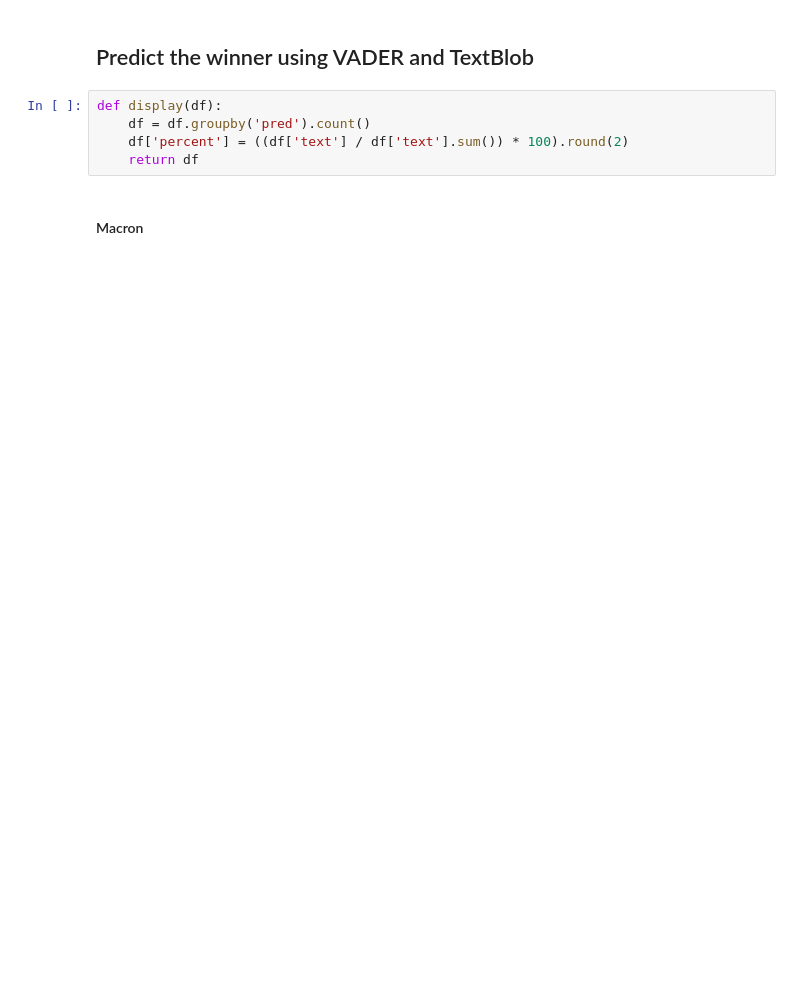
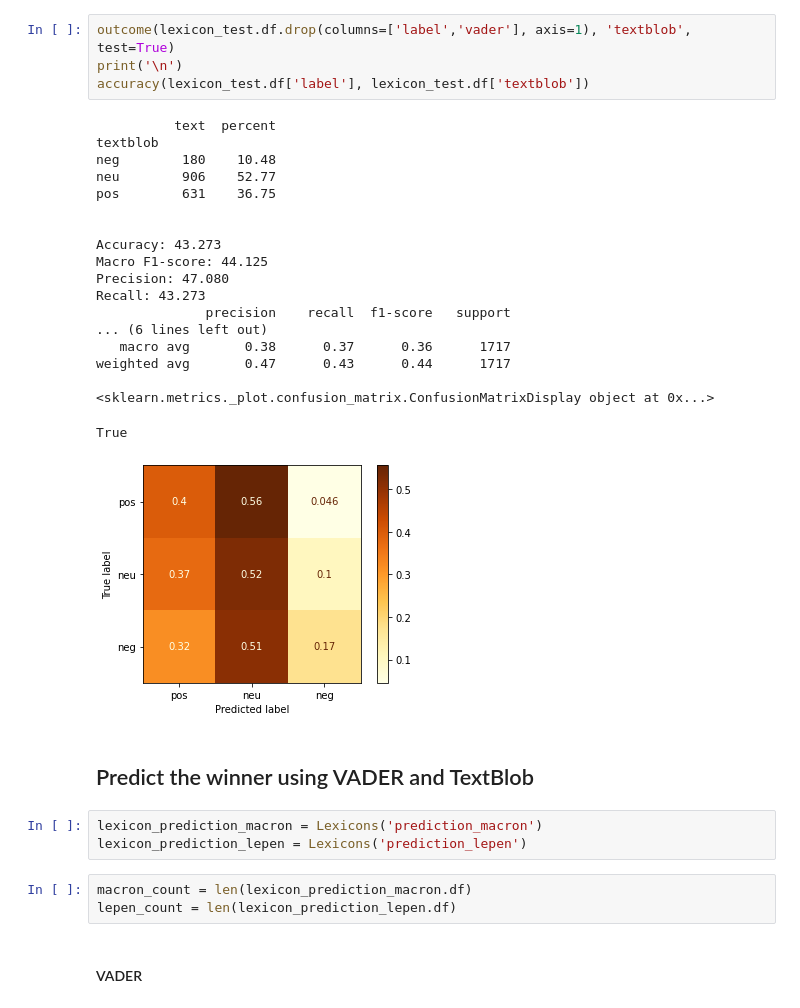
Before and after one commit to mredaoudi/Thesis, a Jupyter notebook: data_analysis/2_rule_based_prediction.ipynb, the cells around one changed output. Drawn from its saved outputs; the diff is of its cells as text; blank space fills up the shorter version.

```diff
--- a/data_analysis/2_rule_based_prediction.ipynb
+++ b/data_analysis/2_rule_based_prediction.ipynb
@@ -59,9 +37,34 @@ Macro F1-score: 37.021
+# %%
+outcome(lexicon_test.df.drop(columns=['label','vader'], axis=1), 'textblob', test=True)
+print('\n')
+accuracy(lexicon_test.df['label'], lexicon_test.df['textblob'])
+# %% [output]
+          text  percent
+textblob
+neg        180    10.48
+neu        906    52.77
+pos        631    36.75
+
+
+Accuracy: 43.273
+Macro F1-score: 44.125
+Precision: 47.080
+Recall: 43.273
+              precision    recall  f1-score   support
+... (6 lines left out)
+   macro avg       0.38      0.37      0.36      1717
+weighted avg       0.47      0.43      0.44      1717
+
+<sklearn.metrics._plot.confusion_matrix.ConfusionMatrixDisplay object at 0x...>
+True
+[figure, added]
 # %% [markdown]
 ## Predict the winner using VADER and TextBlob
-# %%
-def display(df):
-    df = df.groupby('pred').count()
-    df['percent'] = ((df['text'] / df['text'].sum()) * 100).round(2)
-    return df
+# %%
+lexicon_prediction_macron = Lexicons('prediction_macron')
+lexicon_prediction_lepen = Lexicons('prediction_lepen')
+# %%
+macron_count = len(lexicon_prediction_macron.df)
+lepen_count = len(lexicon_prediction_lepen.df)
 # %% [markdown]
-#### Macron
+#### VADER
```
Also changed, not shown: parts of 23 cells of this notebook, 21 other files.
